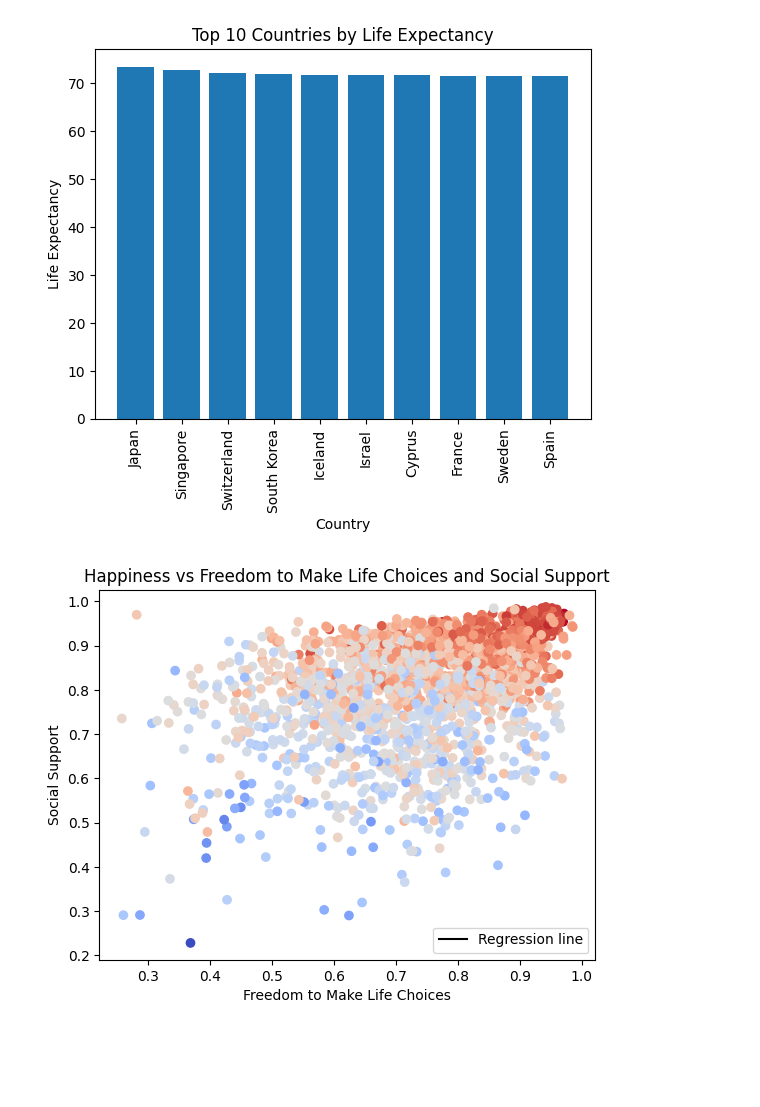
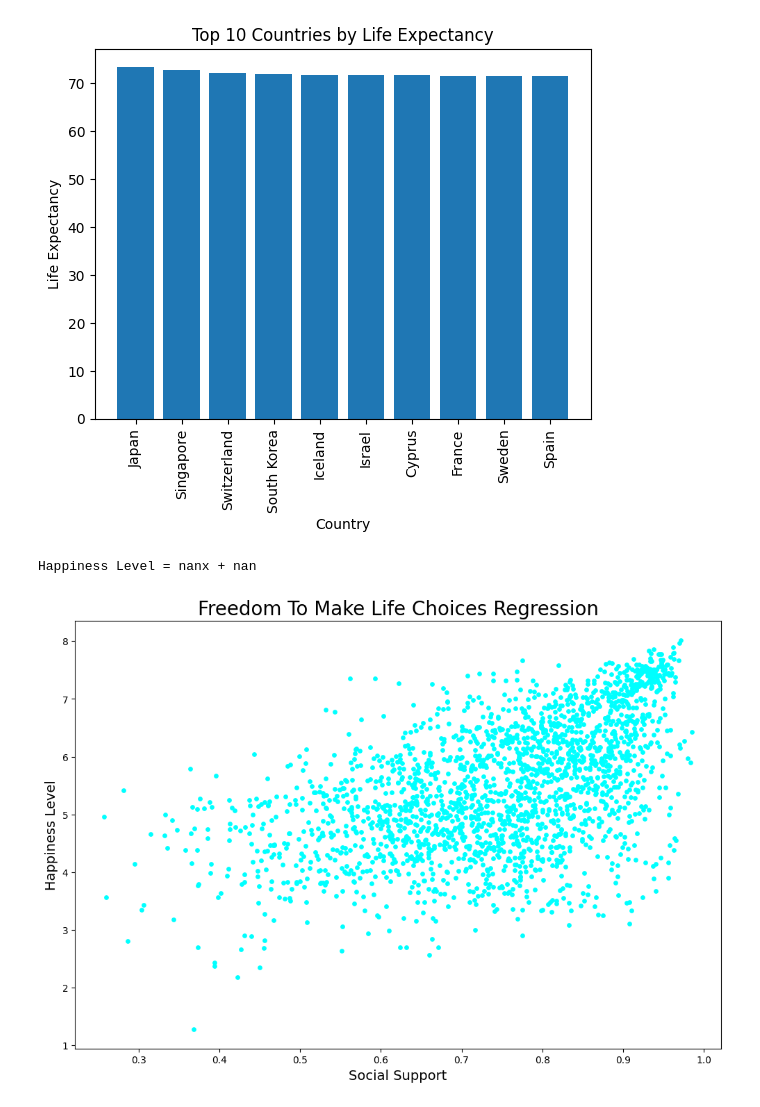
Before and after one commit to kalashnikovkid/Data-Analysis-Project-1, a Jupyter notebook: Analysis/main.ipynb, the cells around one changed output. Cells and saved outputs as stored; diff of their text form; code cells hidden in the pictures; blank space fills up the shorter version.

Commit message:
actually regression

```diff
--- a/Analysis/main.ipynb
+++ b/Analysis/main.ipynb
@@ -139,23 +140,21 @@ plt.title("Top 10 Countries by Life Expectancy")
 # %% [output]
 Text(0.5, 1.0, 'Top 10 Countries by Life Expectancy')
 [figure]
-# %%
-x = happiness_data['Freedom_To_Make_Life_Choices']
-y = happiness_data['Social_Support']
-c = happiness_data['Life_Ladder']
-
-plt.scatter(x, y, c=c, cmap='coolwarm')
-plt.xlabel('Freedom to Make Life Choices')
-plt.ylabel('Social Support')
-plt.title('Happiness vs Freedom to Make Life Choices and Social Support')
-
-slope, intercept, r_value, p_value, std_err = linregress(x, y)
-line_x = [x.min(), x.max()]
-line_y = [slope * xi + intercept for xi in line_x]
-plt.plot(line_x, line_y, color='black', label='Regression line')
-
-plt.legend()
-
-plt.show()
-# %% [output]
-[figure, removed]
+# %%
+x = happiness_data['Freedom_To_Make_Life_Choices']
+y = happiness_data['Life_Ladder']
+(slope, intercept, rvalue, pvalue, stderr) = linregress(x, y)
+regress_values = x * slope + intercept
+line_eq = "Happiness Level = " + str(round(slope,2)) + "x + " + str(round(intercept,2))
+print(line_eq)
+fig1, ax1 = plt.subplots(figsize=(12, 8))
+plt.scatter(x, y, s=15, color='cyan')
+plt.plot(x, regress_values, 'r-')
+plt.title('Freedom To Make Life Choices Regression', fontsize=20)
+plt.xlabel("Social Support", fontsize =14)
+plt.ylabel("Happiness Level", fontsize=14)
+plt.annotate(line_eq, xy=(20,40), xycoords="data",xytext=(0.2, 0.80), textcoords="axes fraction", fontsize=16,color="red")
+plt.show()
+# %% [output]
+Happiness Level = nanx + nan
+[figure, added]
```
Also changed, not shown: parts of 2 cells of this notebook.
